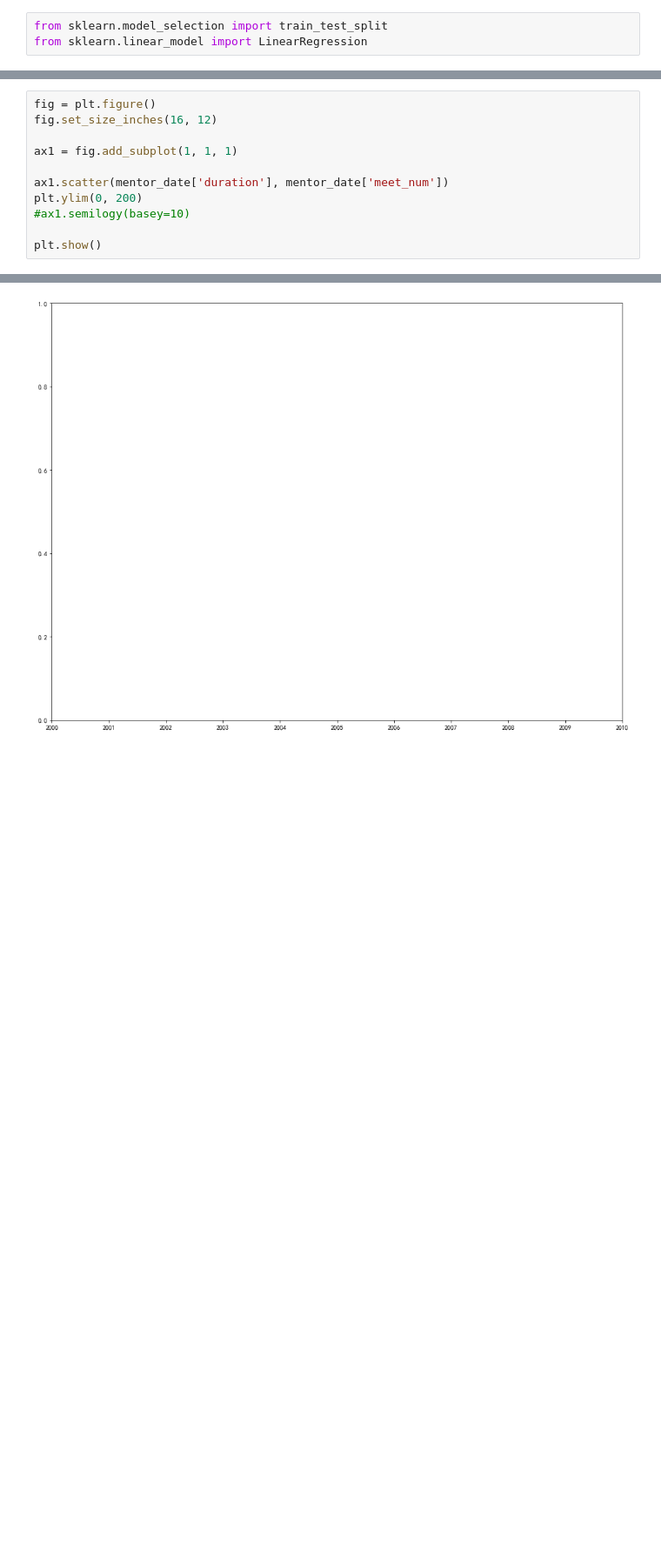
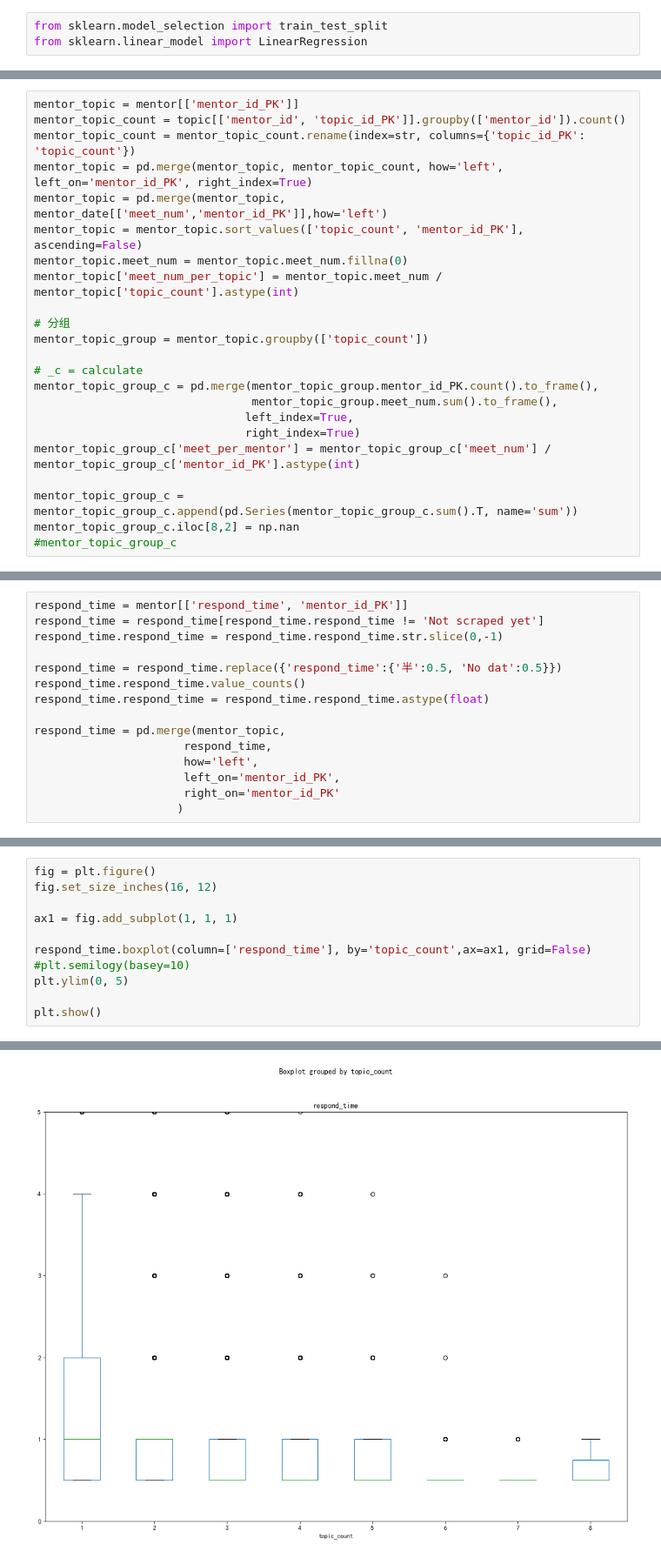
Before and after one commit to wymintage/zaih_analysis, a Jupyter notebook: zaih_analysis/zaih_analysis_3.ipynb, the cells around one changed output, grey strips where cells are left out. Shown at 87% size. Drawn from its saved outputs; the diff is of its cells as text; blank space fills up the shorter version.

```diff
--- a/zaih_analysis/zaih_analysis_3.ipynb
+++ b/zaih_analysis/zaih_analysis_3.ipynb
@@ -93,0 +239,23 @@ from sklearn.linear_model import LinearRegression
+# %%
+mentor_topic = mentor[['mentor_id_PK']]
+mentor_topic_count = topic[['mentor_id', 'topic_id_PK']].groupby(['mentor_id']).count()
+mentor_topic_count = mentor_topic_count.rename(index=str, columns={'topic_id_PK': 'topic_count'})
+mentor_topic = pd.merge(mentor_topic, mentor_topic_count, how='left', left_on='mentor_id_PK', right_index=True)
+mentor_topic = pd.merge(mentor_topic, mentor_date[['meet_num','mentor_id_PK']],how='left')
+mentor_topic = mentor_topic.sort_values(['topic_count', 'mentor_id_PK'], ascending=False)
+mentor_topic.meet_num = mentor_topic.meet_num.fillna(0)
+mentor_topic['meet_num_per_topic'] = mentor_topic.meet_num / mentor_topic['topic_count'].astype(int)
+
+# 分组
+mentor_topic_group = mentor_topic.groupby(['topic_count'])
+
+# _c = calculate
+mentor_topic_group_c = pd.merge(mentor_topic_group.mentor_id_PK.count().to_frame(),
+                                mentor_topic_group.meet_num.sum().to_frame(),
+                               left_index=True,
+                               right_index=True)
+mentor_topic_group_c['meet_per_mentor'] = mentor_topic_group_c['meet_num'] / mentor_topic_group_c['mentor_id_PK'].astype(int)
+
+mentor_topic_group_c = mentor_topic_group_c.append(pd.Series(mentor_topic_group_c.sum().T, name='sum'))
+mentor_topic_group_c.iloc[8,2] = np.nan
+#mentor_topic_group_c
@@ -172,0 +631,15 @@ mentor_date
+# %%
+respond_time = mentor[['respond_time', 'mentor_id_PK']]
+respond_time = respond_time[respond_time.respond_time != 'Not scraped yet']
+respond_time.respond_time = respond_time.respond_time.str.slice(0,-1)
+
+respond_time = respond_time.replace({'respond_time':{'半':0.5, 'No dat':0.5}})
+respond_time.respond_time.value_counts()
+respond_time.respond_time = respond_time.respond_time.astype(float)
+
+respond_time = pd.merge(mentor_topic,
+                      respond_time,
+                      how='left',
+                      left_on='mentor_id_PK',
+                      right_on='mentor_id_PK'
+                     )
@@ -176,9 +667,9 @@ fig.set_size_inches(16, 12)
 
 ax1 = fig.add_subplot(1, 1, 1)
 
-ax1.scatter(mentor_date['duration'], mentor_date['meet_num'])
-plt.ylim(0, 200)
-#ax1.semilogy(basey=10)
+respond_time.boxplot(column=['respond_time'], by='topic_count',ax=ax1, grid=False)
+#plt.semilogy(basey=10)
+plt.ylim(0, 5)
 
 plt.show()
 # %% [output]
@@ -187 +678 @@ plt.show()
-[figure, old version]
+[figure, new version]
```
Also changed, not shown: parts of 44 cells of this notebook, 12 other files.
